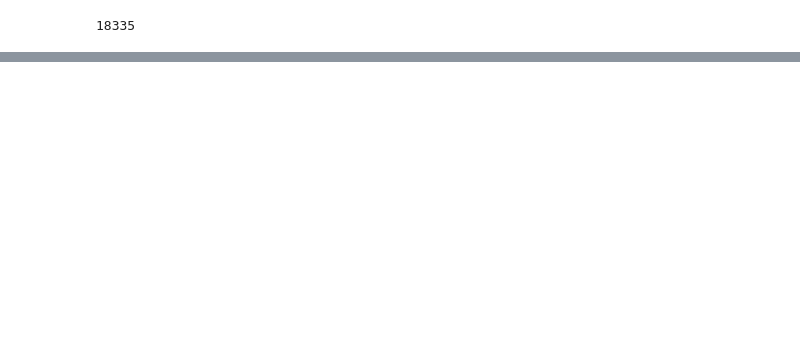
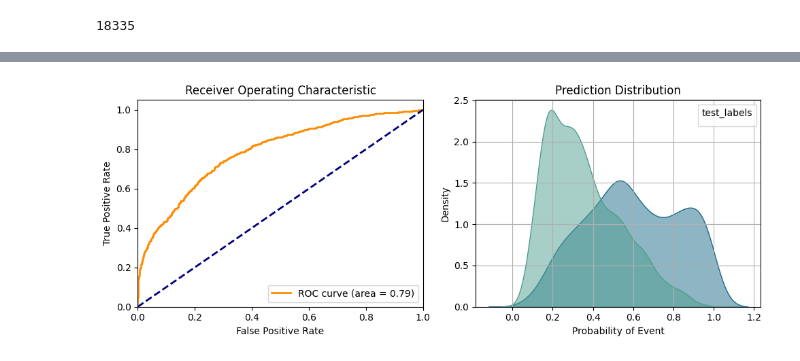
Before and after one commit to LinoMejiaDC/Machine-Leaarning-premature-births, a Jupyter notebook: Premature_model/notebooks/05_Modeling.ipynb, the cells around one changed output, grey strips where cells are left out. Saved outputs shown, nothing was run; the diff lists cells and outputs as text; code cells hidden in the pictures; blank space fills up the shorter version.

Commit message:
model v1 - + modeling

```diff
--- a/Premature_model/notebooks/05_Modeling.ipynb
+++ b/Premature_model/notebooks/05_Modeling.ipynb
@@ -411,0 +673,11 @@ data_train.CASEID.nunique()
+# %%
+remove_columns =['HHID',
+                 'CASEID',
+                   'BIDX',
+                     'Q220A',
+                       'premature',
+                       'CASEID_HHID',
+                       'REC94_S410B_8',
+                         'REC94_S410B_9']
+data_train =data_train.drop(columns=remove_columns)
+data_train.info(verbose=True, show_counts=True)
@@ -411,0 +709,7 @@ data_train.CASEID.nunique()
+# %%
+df_train_test , df_holdout = train_test_split(data_train, test_size=0.1, random_state=42)  # random_state for reproducibility
+
+train_data, test_data, train_labels, test_labels,features = split_dataset(df_train_test, remove_columns=None, target_variable='premature_flag')
+
+holdout_data = df_holdout[features]
+holdout_labels= df_holdout['premature_flag']
@@ -411,0 +975,3 @@ data_train.CASEID.nunique()
+# %%
+model_1, results_df_1, best_params_1 =  train_xgb_gridsearch_and_rank(train_data, train_labels, test_data, test_labels, holdout_data, holdout_labels)
+results_df_1
@@ -411,0 +999,4 @@ data_train.CASEID.nunique()
+# %%
+plot_roc_curve_from_df(model_1, test_labels, test_data, 5)
+# %% [output]
+[figure, added]
```
Also changed, not shown: parts of 32 cells of this notebook, 3 other files.
